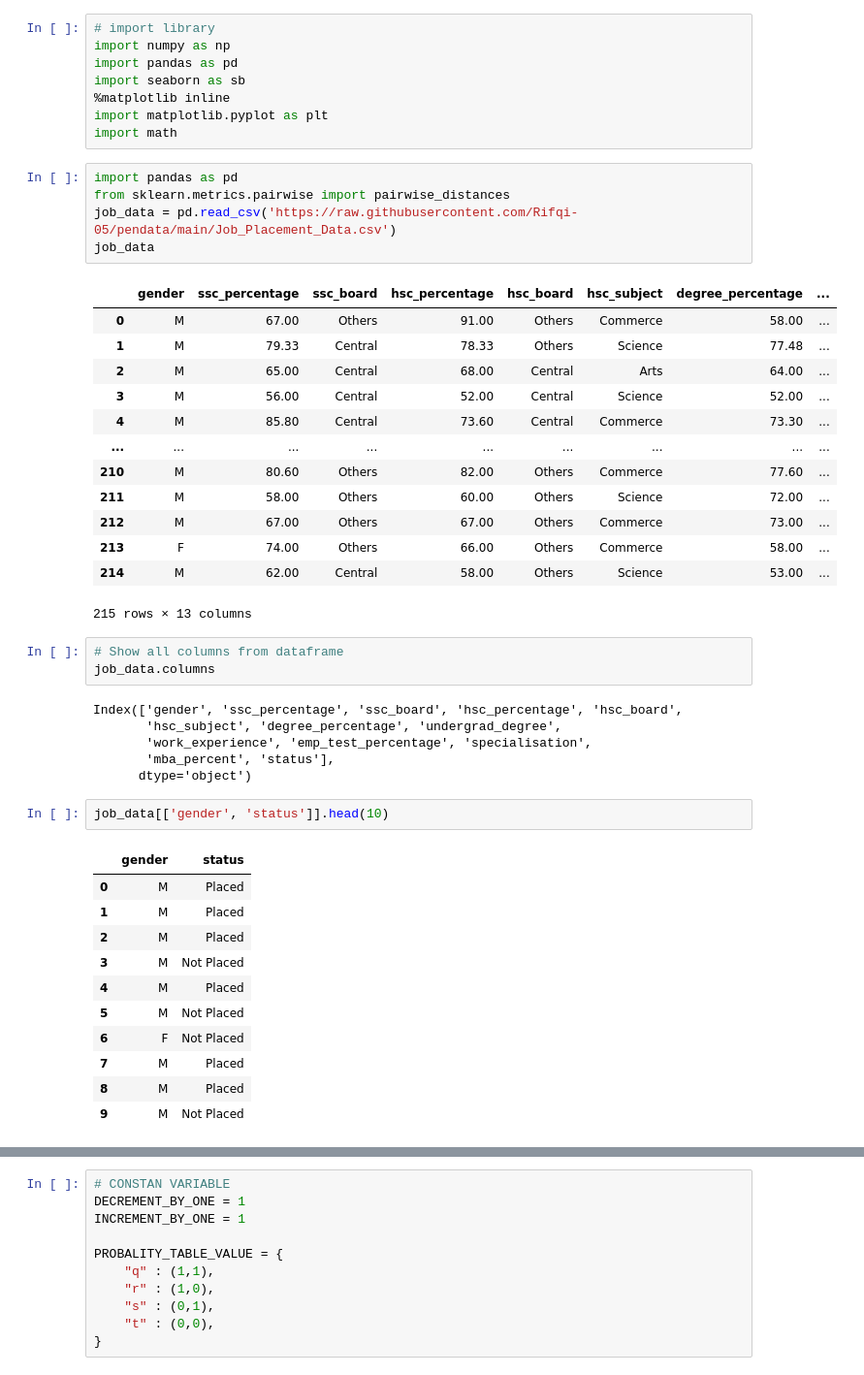
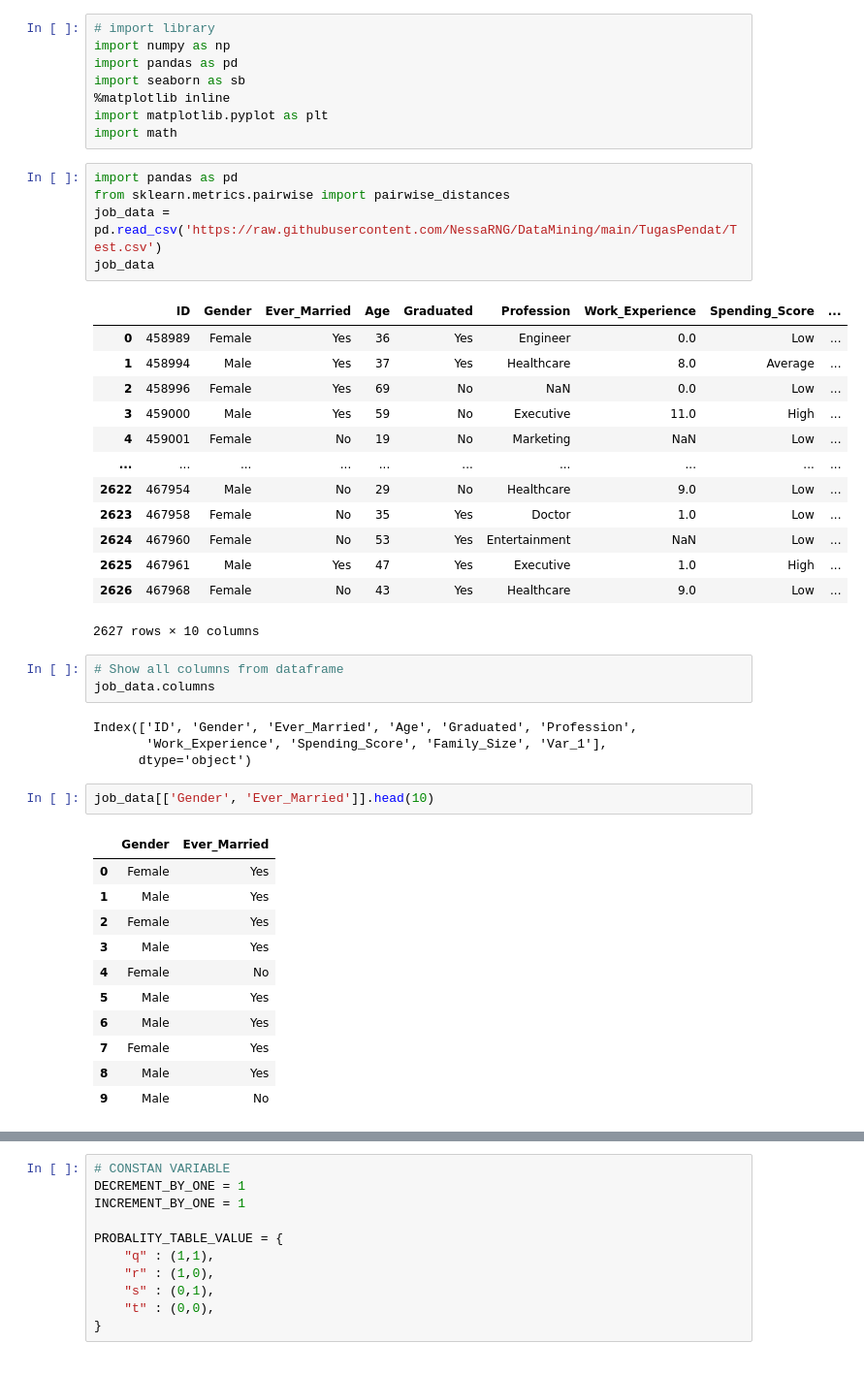
Before and after one commit to NessaRNG/DataMining, a Jupyter notebook: _sources/Tugas2.ipynb, the cells around one changed output, grey strips where cells are left out. Shown at 97% size. Drawn from its saved outputs; the diff is of its cells as text.

```diff
--- a/_sources/Tugas2.ipynb
+++ b/_sources/Tugas2.ipynb
@@ -11,44 +11,42 @@ import math
 # %%
 import pandas as pd
 from sklearn.metrics.pairwise import pairwise_distances
-job_data = pd.read_csv('https://raw.githubusercontent.com/Rifqi-05/pendata/main/Job_Placement_Data.csv')
+job_data = pd.read_csv('https://raw.githubusercontent.com/NessaRNG/DataMining/main/TugasPendat/Test.csv')
 job_data
 # %% [output]
-|  | gender | ssc_percentage | ssc_board | hsc_percentage | hsc_board | hsc_subject | degree_percentage | ... |
-| 0 | M | 67.00 | Others | 91.00 | Others | Commerce | 58.00 | ... |
-| 1 | M | 79.33 | Central | 78.33 | Others | Science | 77.48 | ... |
-| 2 | M | 65.00 | Central | 68.00 | Central | Arts | 64.00 | ... |
-| 3 | M | 56.00 | Central | 52.00 | Central | Science | 52.00 | ... |
-| 4 | M | 85.80 | Central | 73.60 | Central | Commerce | 73.30 | ... |
-| ... | ... | ... | ... | ... | ... | ... | ... | ... |
-| 210 | M | 80.60 | Others | 82.00 | Others | Commerce | 77.60 | ... |
-| 211 | M | 58.00 | Others | 60.00 | Others | Science | 72.00 | ... |
-| 212 | M | 67.00 | Others | 67.00 | Others | Commerce | 73.00 | ... |
-| 213 | F | 74.00 | Others | 66.00 | Others | Commerce | 58.00 | ... |
-| 214 | M | 62.00 | Central | 58.00 | Others | Science | 53.00 | ... |
+|  | ID | Gender | Ever_Married | Age | Graduated | Profession | Work_Experience | Spending_Score | ... |
+| 0 | 458989 | Female | Yes | 36 | Yes | Engineer | 0.0 | Low | ... |
+| 1 | 458994 | Male | Yes | 37 | Yes | Healthcare | 8.0 | Average | ... |
+| 2 | 458996 | Female | Yes | 69 | No | NaN | 0.0 | Low | ... |
+| 3 | 459000 | Male | Yes | 59 | No | Executive | 11.0 | High | ... |
+| 4 | 459001 | Female | No | 19 | No | Marketing | NaN | Low | ... |
+| ... | ... | ... | ... | ... | ... | ... | ... | ... | ... |
+| 2622 | 467954 | Male | No | 29 | No | Healthcare | 9.0 | Low | ... |
+| 2623 | 467958 | Female | No | 35 | Yes | Doctor | 1.0 | Low | ... |
+| 2624 | 467960 | Female | No | 53 | Yes | Entertainment | NaN | Low | ... |
+| 2625 | 467961 | Male | Yes | 47 | Yes | Executive | 1.0 | High | ... |
+| 2626 | 467968 | Female | No | 43 | Yes | Healthcare | 9.0 | Low | ... |
-215 rows × 13 columns
+2627 rows × 10 columns
 # %%
 # Show all columns from dataframe
 job_data.columns
 # %% [output]
-Index(['gender', 'ssc_percentage', 'ssc_board', 'hsc_percentage', 'hsc_board',
-       'hsc_subject', 'degree_percentage', 'undergrad_degree',
-       'work_experience', 'emp_test_percentage', 'specialisation',
-       'mba_percent', 'status'],
+Index(['ID', 'Gender', 'Ever_Married', 'Age', 'Graduated', 'Profession',
+       'Work_Experience', 'Spending_Score', 'Family_Size', 'Var_1'],
       dtype='object')
 # %%
-job_data[['gender', 'status']].head(10)
+job_data[['Gender', 'Ever_Married']].head(10)
 # %% [output]
-|  | gender | status |
-| 0 | M | Placed |
-| 1 | M | Placed |
-| 2 | M | Placed |
-| 3 | M | Not Placed |
-| 4 | M | Placed |
-| 5 | M | Not Placed |
-| 6 | F | Not Placed |
-| 7 | M | Placed |
-| 8 | M | Placed |
-| 9 | M | Not Placed |
+|  | Gender | Ever_Married |
+| 0 | Female | Yes |
+| 1 | Male | Yes |
+| 2 | Female | Yes |
+| 3 | Male | Yes |
+| 4 | Female | No |
+| 5 | Male | Yes |
+| 6 | Male | Yes |
+| 7 | Female | Yes |
+| 8 | Male | Yes |
+| 9 | Male | No |
 # %%
 # Gender code
```
Also changed, not shown: parts of 12 cells of this notebook, 11 other files.
